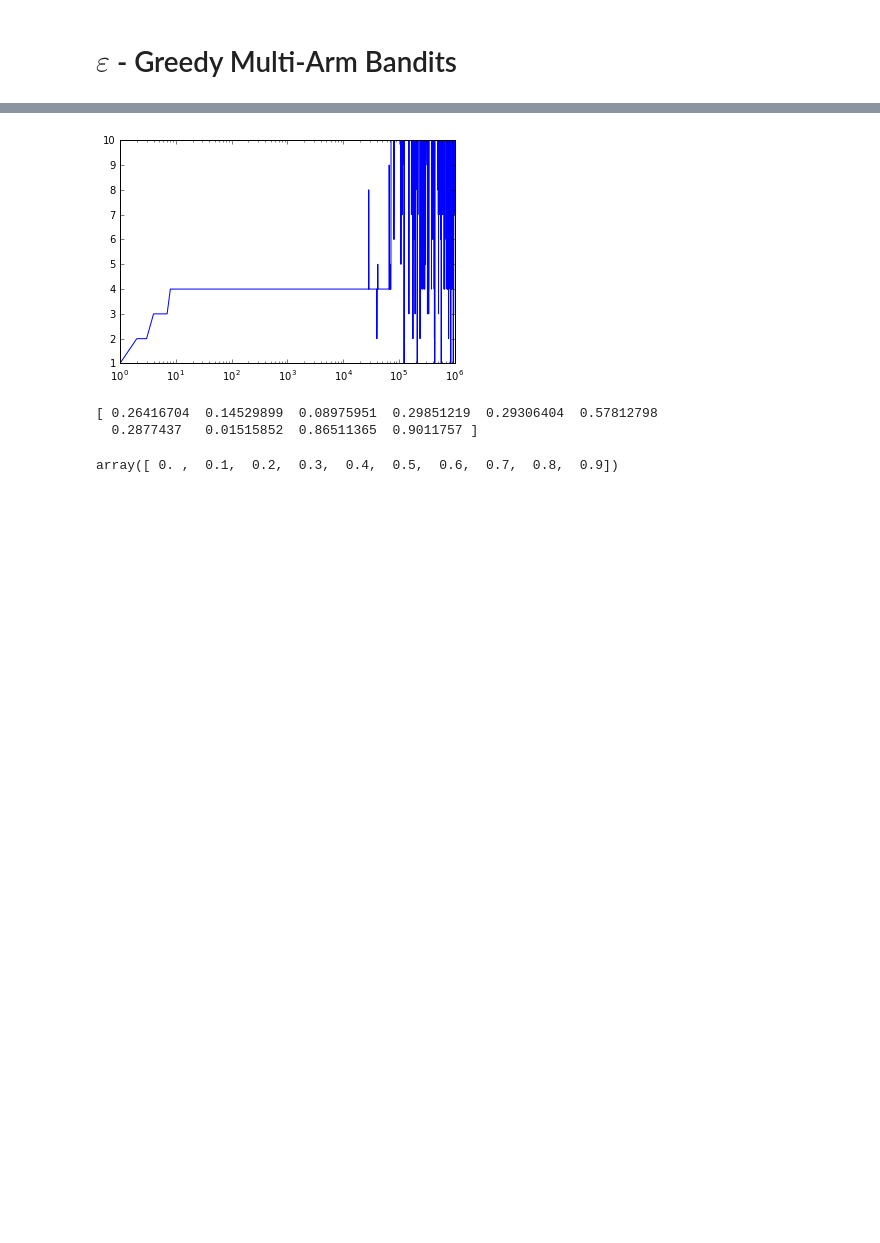
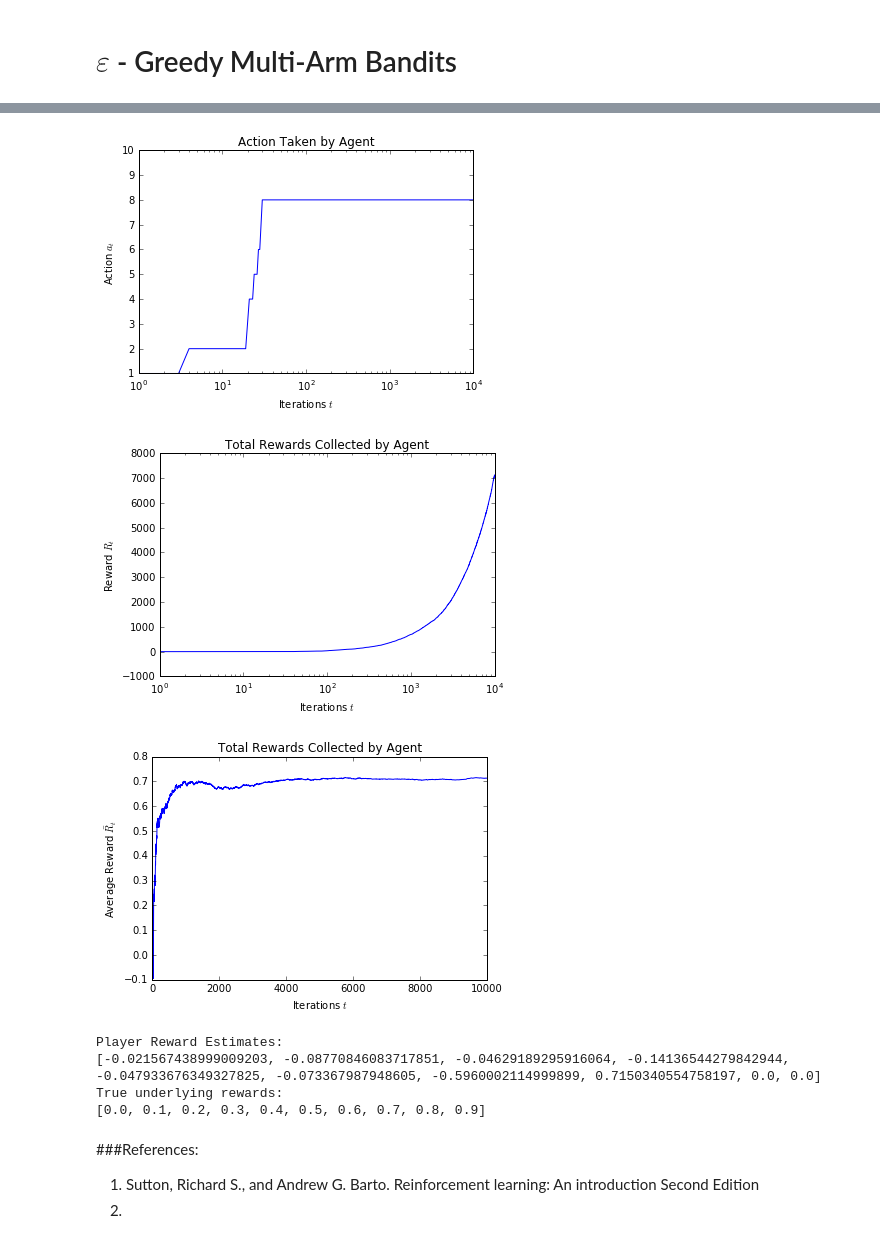
Before and after one commit to ceroytres/ipython-notebooks, a Jupyter notebook: ML/eps_bandits.ipynb, the cells around one changed output, grey strips where cells are left out. Cells and saved outputs as stored; diff of their text form; code cells hidden in the pictures; blank space fills up the shorter version.

```diff
--- a/ML/eps_bandits.ipynb
+++ b/ML/eps_bandits.ipynb
@@ -3,7 +11,5 @@
 # %%
 import numpy as np
-
-
 
 %matplotlib inline
 
@@ -34,25 +40,58 @@ if __name__=="__main__":
     def bandit_k(a,R):
         return np.random.randn()+R[a]
 
-    player_1=EpsilonGreedy_Strategy(k,1e-4)
-    T=int(1e6)
-    A_player_1=np.zeros(T)
+    player=EpsilonGreedy_Strategy(k,1e-6)
+    T=int(1e4)
+    A_player=np.zeros(T)
+    R_player=np.zeros(T)
 
     for i in xrange(0,T):
 
-        A=player_1.choose_action()
-        A_player_1[i]=A
+        A=player.choose_action()
+        A_player[i]=A
         R_out=bandit_k(A,R)
-        player_1.update(R_out,A)
-
-    plt.semilogx(A_player_1+1)
-    plt.show()
-    print player_1.Q
+        R_player[i]=R_out
+        player.update(R_out,A)
-# %% [output]
-[figure, removed]
-[ 0.26416704  0.14529899  0.08975951  0.29851219  0.29306404  0.57812798
-  0.2877437   0.01515852  0.86511365  0.9011757 ]
-# %%
-R
-# %% [output]
-array([ 0. ,  0.1,  0.2,  0.3,  0.4,  0.5,  0.6,  0.7,  0.8,  0.9])
+# %%
+
+
+    plt.semilogx(A_player+1)
+    plt.xlabel(r'Iterations $t$')
+    plt.ylabel(r'Action $a_t$')
+    plt.title('Action Taken by Agent')
+    plt.yticks(range(1,11),range(1,11))
+    plt.show()
+
+    plt.figure()
+    tot_R=R_player.cumsum()
+    plt.semilogx(tot_R)
+    plt.xlabel(r'Iterations $t$')
+    plt.ylabel(r'Reward $R_t$')
+    plt.title('Total Rewards Collected by Agent')
+    plt.show()
+
+
+    avg_R=tot_R/(np.arange(1,T+1)*1.)
+    plt.figure()
+    plt.plot(avg_R)
+    plt.xlabel(r'Iterations $t$')
+    plt.ylabel(r'Average Reward $\bar{R}_t$')
+    plt.title('Total Rewards Collected by Agent')
+    plt.show()
+
+
+
+    print "Player Reward Estimates:\n" + str(player.Q.tolist())
+    print "True underlying rewards:\n"+str(R.tolist())
+# %% [output]
+[figure, added]
+[figure, added]
+[figure, added]
+Player Reward Estimates:
+[-0.021567438999009203, -0.08770846083717851, -0.04629189295916064, -0.14136544279842944, -0.047933676349327825, -0.073367987948605, -0.5960002114999899, 0.7150340554758197, 0.0, 0.0]
+True underlying rewards:
+[0.0, 0.1, 0.2, 0.3, 0.4, 0.5, 0.6, 0.7, 0.8, 0.9]
+# %% [markdown]
+###References:
+1. Sutton, Richard S., and Andrew G. Barto. Reinforcement learning: An introduction Second Edition
+2.
```
Also changed, not shown: parts of 1 cell of this notebook, 1 other file.
